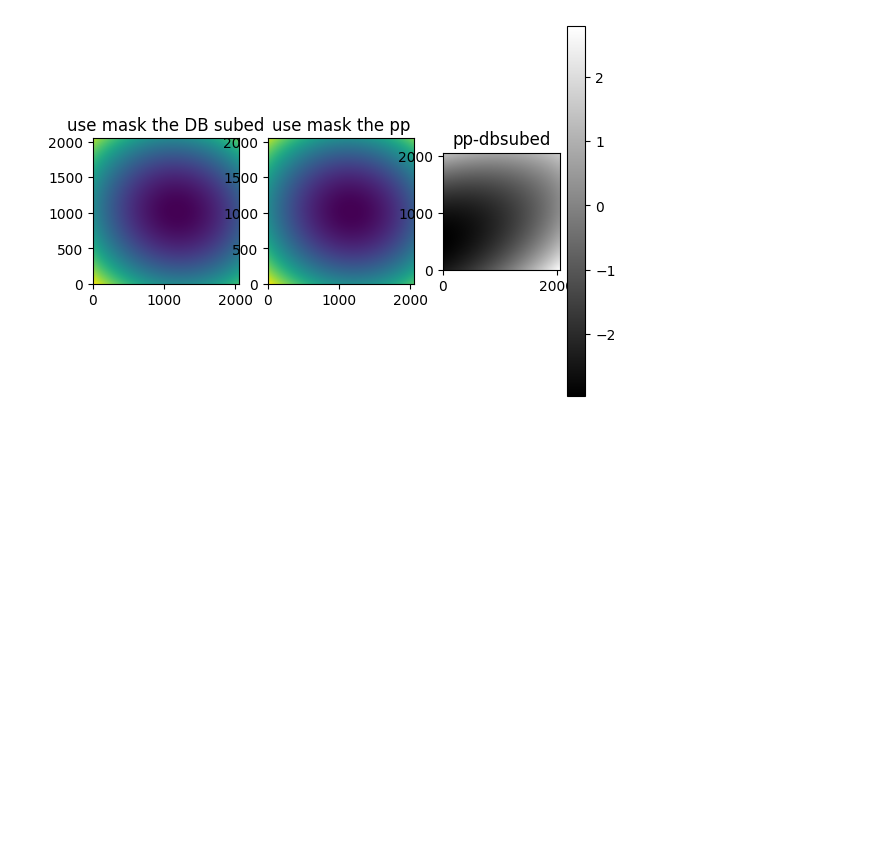
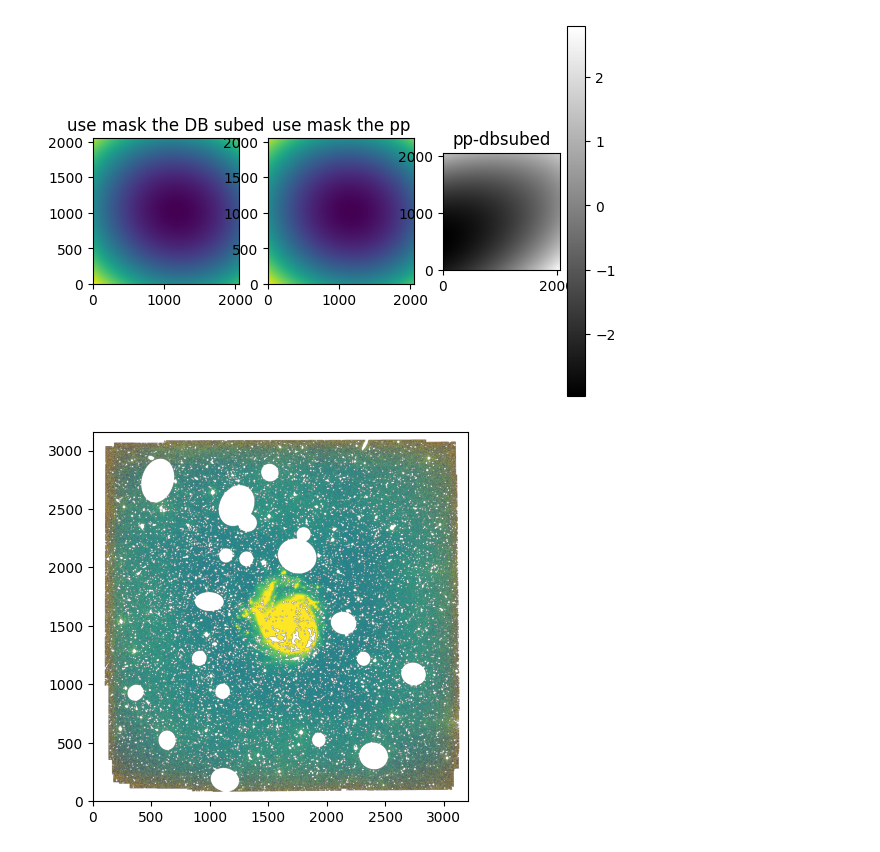
Before and after one commit to iyjang1026/astronomy, a Jupyter notebook: tmp.ipynb, the cells around one changed output. Cells and saved outputs as stored; diff of their text form; code cells hidden in the pictures; blank space fills up the shorter version.

```diff
--- a/tmp.ipynb
+++ b/tmp.ipynb
@@ -53,3 +53,13 @@ plt.colorbar(diff, ax=axes[2])
 plt.show()
 # %% [output]
 [figure]
+# %%
+hdu = fits.open('/volumes/ssd/intern/25_summer/M101_L/sky_subed/coadd.fits')[0].data
+mask = fits.open('/volumes/ssd/intern/25_summer/M101_L/obj_rejec_coadd.fits')[0].data
+arr = np.ma.masked_where(mask,np.ma.masked_equal(hdu, np.zeros(shape=hdu.shape)))
+
+mean, median, std = sigma_clipped_stats(hdu, cenfunc='median', stdfunc='mad_std', sigma=3)
+plt.imshow(arr,vmax=median+3*std, vmin=median-3*std, origin='lower')#
+plt.show()
+# %% [output]
+[figure, added]
```
Also changed, not shown: parts of 1 cell of this notebook, 8 other files.
